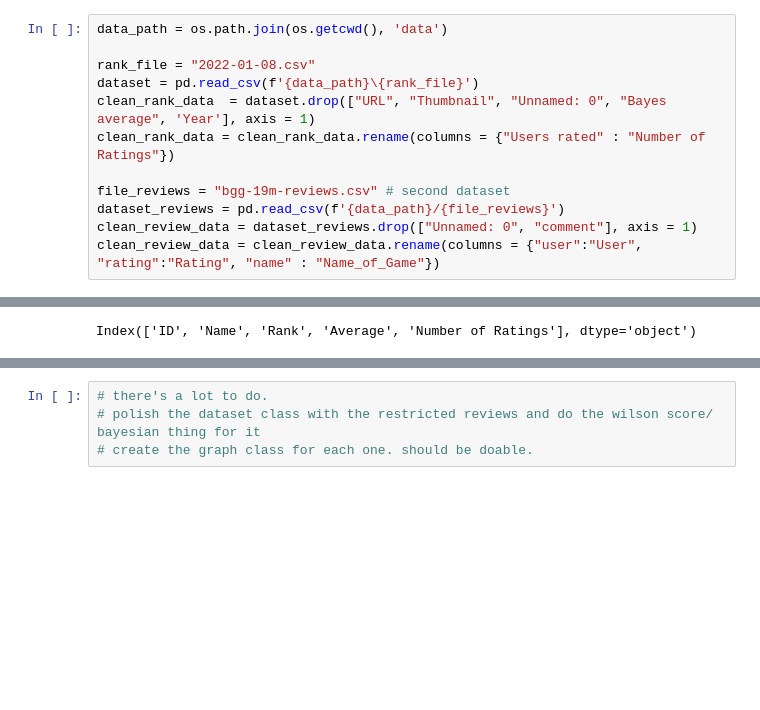
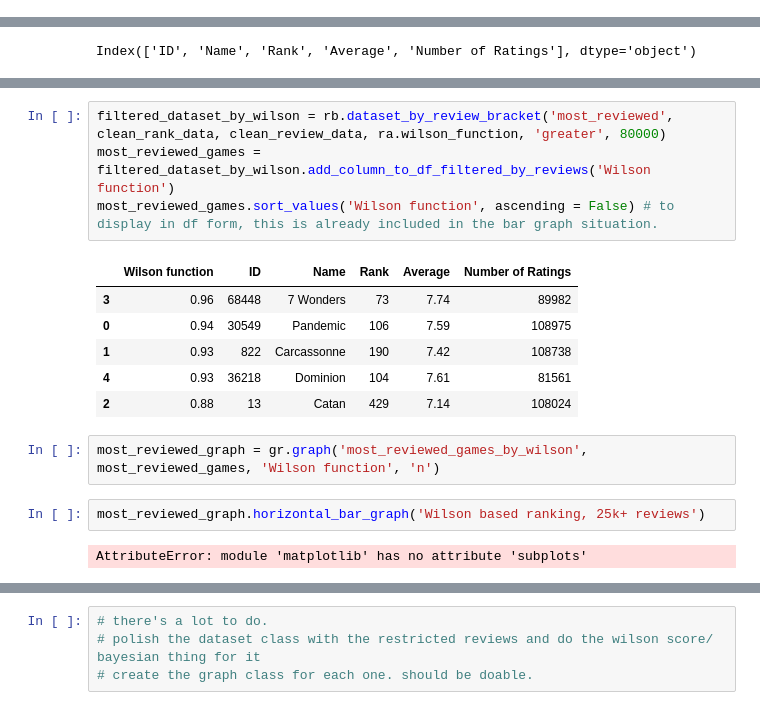
Before and after one commit to NeriDSE/Neri_PythonProject_DSE, a Jupyter notebook: Source/notebook_to_test_2.ipynb, the cells around one changed output, grey strips where cells are left out. Saved outputs shown, nothing was run; the diff lists cells and outputs as text; blank space fills up the shorter version.

Commit message:
finished dataset by review class and algorithms modularisation

```diff
--- a/Source/notebook_to_test_2.ipynb
+++ b/Source/notebook_to_test_2.ipynb
@@ -22,12 +17,0 @@ importlib.reload(ra)
-# %%
-data_path = os.path.join(os.getcwd(), 'data')
-
-rank_file = "2022-01-08.csv"
-dataset = pd.read_csv(f'{data_path}\{rank_file}')
-clean_rank_data  = dataset.drop(["URL", "Thumbnail", "Unnamed: 0", "Bayes average", 'Year'], axis = 1)
-clean_rank_data = clean_rank_data.rename(columns = {"Users rated" : "Number of Ratings"})
-
-file_reviews = "bgg-19m-reviews.csv" # second dataset
-dataset_reviews = pd.read_csv(f'{data_path}/{file_reviews}')
-clean_review_data = dataset_reviews.drop(["Unnamed: 0", "comment"], axis = 1)
-clean_review_data = clean_review_data.rename(columns = {"user":"User", "rating":"Rating", "name" : "Name_of_Game"})
@@ -59,0 +26,17 @@ SyntaxError: invalid syntax (2545180018.py, line 6)
+# %%
+filtered_dataset_by_wilson = rb.dataset_by_review_bracket('most_reviewed', clean_rank_data, clean_review_data, ra.wilson_function, 'greater', 80000)
+most_reviewed_games = filtered_dataset_by_wilson.add_column_to_df_filtered_by_reviews('Wilson function')
+most_reviewed_games.sort_values('Wilson function', ascending = False) # to display in df form, this is already included in the bar graph situation.
+# %% [output]
+|  | Wilson function | ID | Name | Rank | Average | Number of Ratings |
+| 3 | 0.96 | 68448 | 7 Wonders | 73 | 7.74 | 89982 |
+| 0 | 0.94 | 30549 | Pandemic | 106 | 7.59 | 108975 |
+| 1 | 0.93 | 822 | Carcassonne | 190 | 7.42 | 108738 |
+| 4 | 0.93 | 36218 | Dominion | 104 | 7.61 | 81561 |
+| 2 | 0.88 | 13 | Catan | 429 | 7.14 | 108024 |
+# %%
+most_reviewed_graph = gr.graph('most_reviewed_games_by_wilson', most_reviewed_games, 'Wilson function', 'n')
+# %%
+most_reviewed_graph.horizontal_bar_graph('Wilson based ranking, 25k+ reviews')
+# %% [output]
+AttributeError: module 'matplotlib' has no attribute 'subplots'
```
Also changed, not shown: parts of 8 cells of this notebook, 7 other files.
